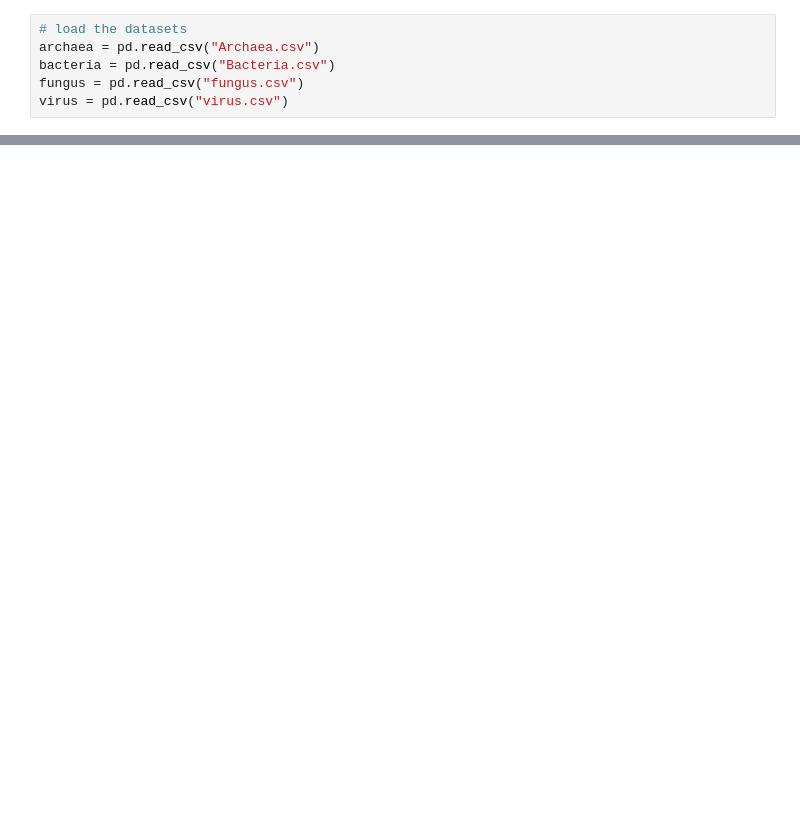
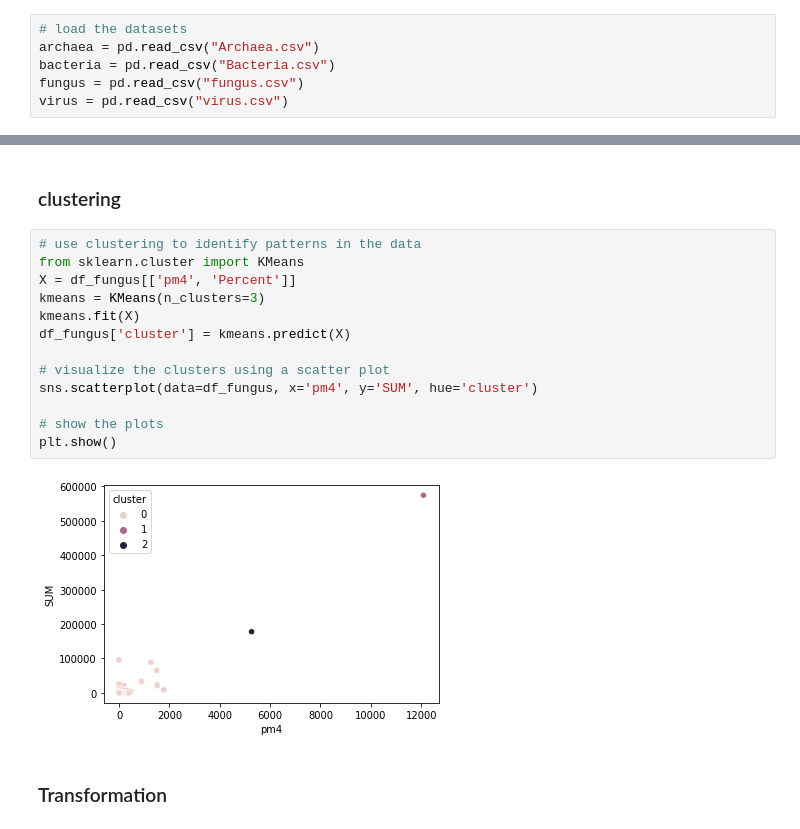
Before and after one commit to adikamunyao/Machine-Learning-in-Microbiology, a Jupyter notebook: ML.ipynb, the cells around one changed output, grey strips where cells are left out. Cells and saved outputs as stored; diff of their text form; blank space fills up the shorter version.

```diff
--- a/ML.ipynb
+++ b/ML.ipynb
@@ -39,0 +106,19 @@ Name: ASV, Length: 1733, dtype: int64
+# %% [markdown]
+### clustering
+# %%
+# use clustering to identify patterns in the data
+from sklearn.cluster import KMeans
+X = df_fungus[['pm4', 'Percent']]
+kmeans = KMeans(n_clusters=3)
+kmeans.fit(X)
+df_fungus['cluster'] = kmeans.predict(X)
+
+# visualize the clusters using a scatter plot
+sns.scatterplot(data=df_fungus, x='pm4', y='SUM', hue='cluster')
+
+# show the plots
+plt.show()
+# %% [output]
+[figure, added]
+# %% [markdown]
+### Transformation
```
Also changed, not shown: parts of 29 cells of this notebook.
